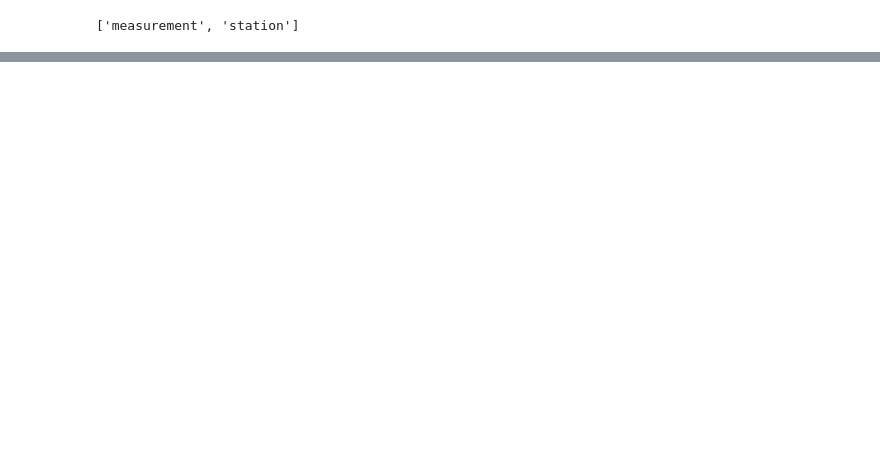
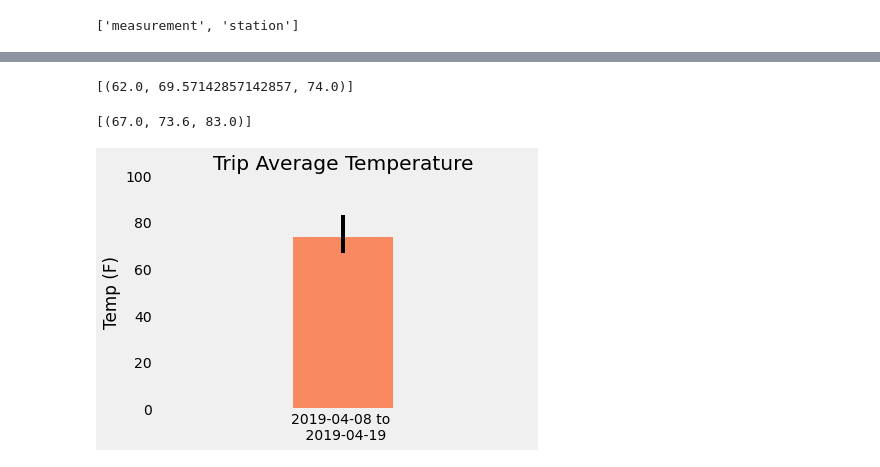
Before and after one commit to mnperic/sql-alchemy-challenge, a Jupyter notebook: sql_alchemy_homework.ipynb, the cells around one changed output, grey strips where cells are left out. Saved outputs shown, nothing was run; the diff lists cells and outputs as text; code cells hidden in the pictures; blank space fills up the shorter version.

```diff
--- a/sql_alchemy_homework.ipynb
+++ b/sql_alchemy_homework.ipynb
@@ -76,0 +172,57 @@ KeyError: "None of ['date'] are in the columns"
+# %%
+# This function called `calc_temps` will accept start date and end date in the format '%Y-%m-%d'
+# and return the minimum, average, and maximum temperatures for that range of dates
+def calc_temps(start_date, end_date):
+    """TMIN, TAVG, and TMAX for a list of dates.
+
+    Args:
+        start_date (string): A date string in the format %Y-%m-%d
+        end_date (string): A date string in the format %Y-%m-%d
+
+    Returns:
+        TMIN, TAVE, and TMAX
+    """
+
+    return session.query(func.min(Measurement.tobs), func.avg(Measurement.tobs), func.max(Measurement.tobs)).\
+        filter(Measurement.date >= start_date).filter(Measurement.date <= end_date).all()
+
+# Function usage example
+print(calc_temps('2012-02-28', '2012-03-05'))
+# %% [output]
+[(62.0, 69.57142857142857, 74.0)]
+# %%
+# Set trip dates and previous dates
+trip = '2019-04-08 to \n 2019-04-19'
+trip_start_date = '2017-04-08'
+trip_end_date = '2017-04-19'
+
+# Calculate the tmin, tavg, and tmax
+trip_temps = calc_temps(trip_start_date, trip_end_date)
+
+trip_temps
+# %% [output]
+[(67.0, 73.6, 83.0)]
+# %%
+# Plot the results from your previous query as a bar chart.
+# Use "Trip Avg Temp" as your Title
+# Use the average temperature for the y value
+# Use the peak-to-peak (tmax-tmin) value as the y error bar (yerr)
+
+min_trip_temp = trip_temps[0][0]
+avg_trip_temp = trip_temps[0][1]
+max_trip_temp = trip_temps[0][2]
+
+min_error = avg_trip_temp - min_trip_temp
+max_error = max_trip_temp - avg_trip_temp
+
+error_bars = np.array([[min_error], [max_error]])
+
+plt.bar(trip, avg_trip_temp, yerr=error_bars, color = 'orangered', alpha = .6)
+plt.ylim(0, 100)
+plt.xlim(-1.5, 1.5)
+plt.title('Trip Average Temperature')
+plt.ylabel('Temp (F)')
+plt.grid(alpha=.3)
+#plt.savefig("/Users/minoperic/Data Analytics/Homework/sql-alchemy-challenge/trip_average_temperature.png", dpi=300)
+# %% [output]
+[figure, added]
```
Also changed, not shown: parts of 12 cells of this notebook, 5 other files.
